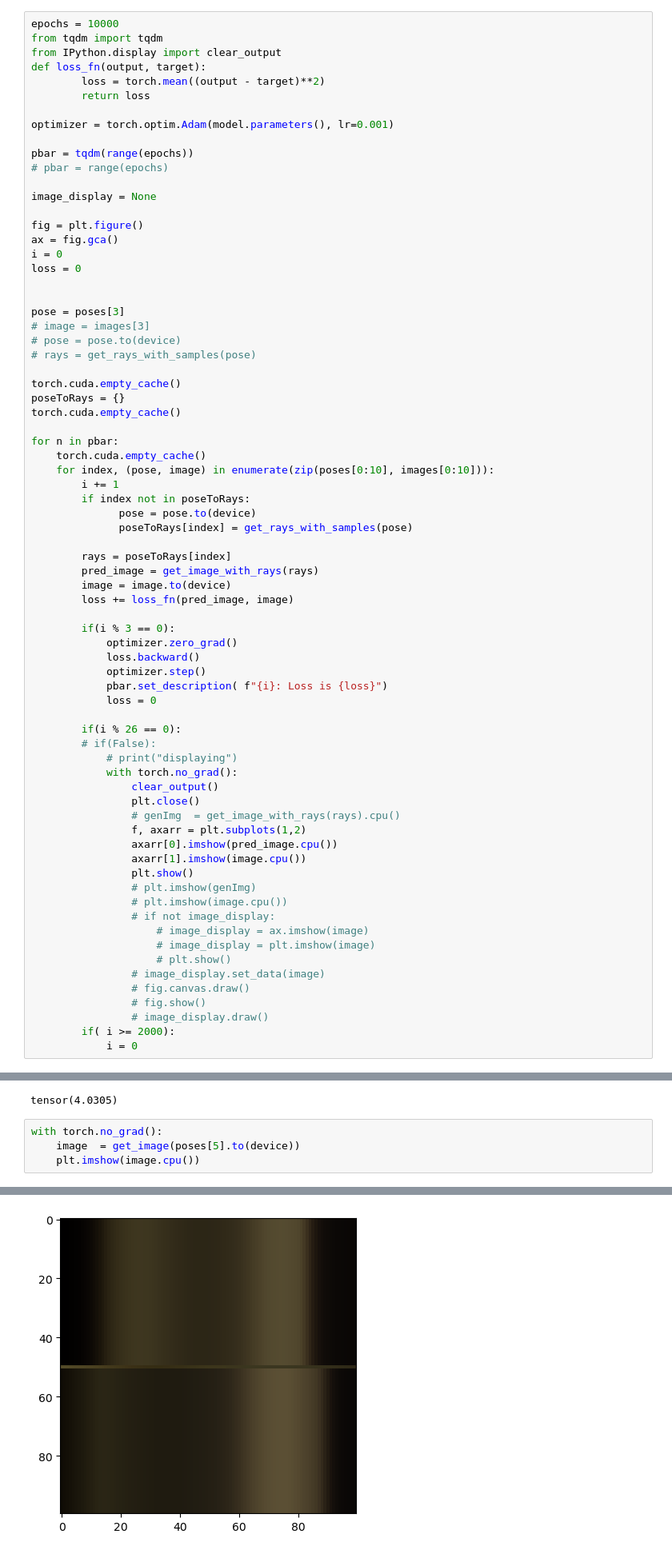
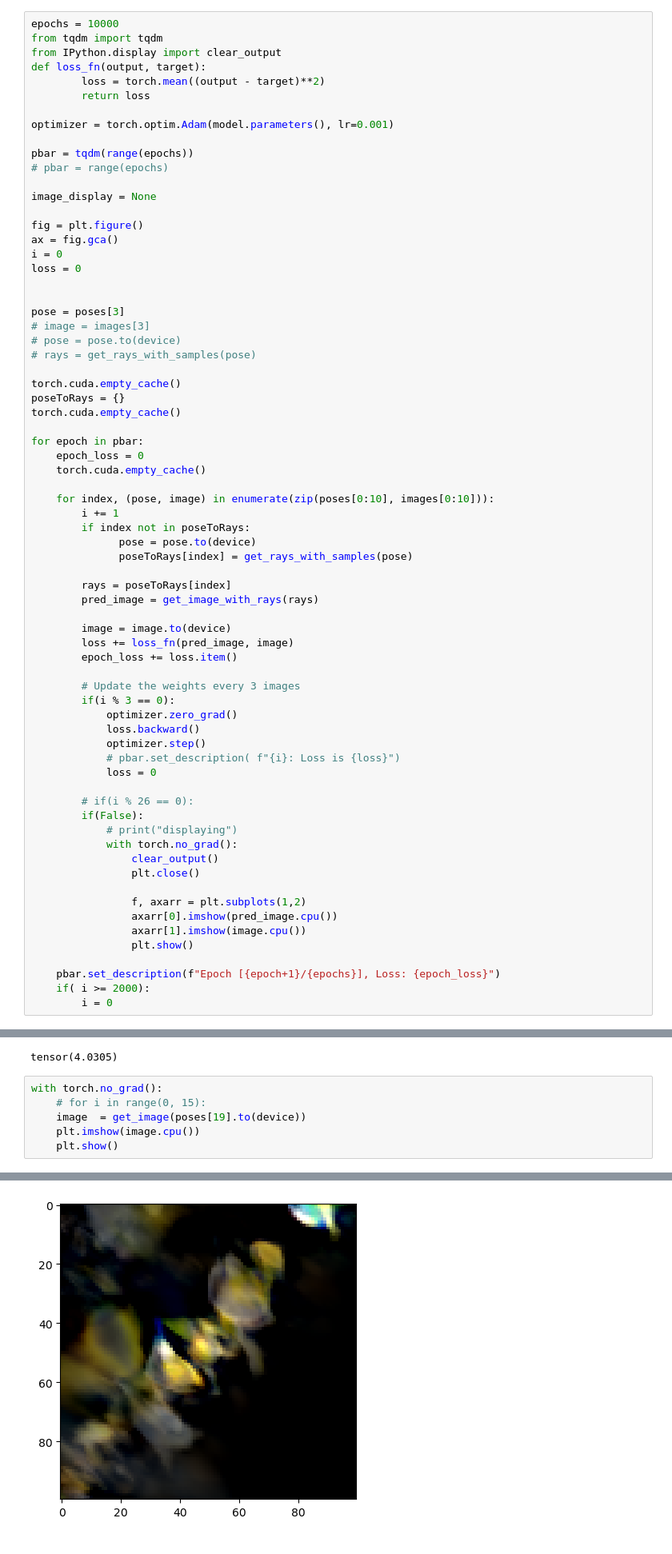
Before and after one commit to shahanneda/NeRfFromScratch, a Jupyter notebook: 3d_image.ipynb, the cells around one changed output, grey strips where cells are left out. Shown at 80% size. Cells and saved outputs as stored; diff of their text form.

```diff
--- a/3d_image.ipynb
+++ b/3d_image.ipynb
@@ -242,8 +263,10 @@ torch.cuda.empty_cache()
 poseToRays = {}
 torch.cuda.empty_cache()
 
-for n in pbar:
+for epoch in pbar:
+    epoch_loss = 0
     torch.cuda.empty_cache()
+
     for index, (pose, image) in enumerate(zip(poses[0:10], images[0:10])):
         i += 1
         if index not in poseToRays:
@@ -252,38 +275,33 @@ for n in pbar:
 
         rays = poseToRays[index]
         pred_image = get_image_with_rays(rays)
+
         image = image.to(device)
         loss += loss_fn(pred_image, image)
+        epoch_loss += loss.item()
 
+        # Update the weights every 3 images
         if(i % 3 == 0):
             optimizer.zero_grad()
             loss.backward()
             optimizer.step()
-            pbar.set_description( f"{i}: Loss is {loss}")
+            # pbar.set_description( f"{i}: Loss is {loss}")
             loss = 0
 
-        if(i % 26 == 0):
-        # if(False):
+        # if(i % 26 == 0):
+        if(False):
             # print("displaying")
             with torch.no_grad():
                 clear_output()
                 plt.close()
-                # genImg  = get_image_with_rays(rays).cpu()
+
                 f, axarr = plt.subplots(1,2)
                 axarr[0].imshow(pred_image.cpu())
                 axarr[1].imshow(image.cpu())
                 plt.show()
-                # plt.imshow(genImg)
-                # plt.imshow(image.cpu())
-                # if not image_display:
-                    # image_display = ax.imshow(image)
-                    # image_display = plt.imshow(image)
-                    # plt.show()
-                # image_display.set_data(image)
-                # fig.canvas.draw()
-                # fig.show()
-                # image_display.draw()
-        if( i >= 2000):
-            i = 0
+
+    pbar.set_description(f"Epoch [{epoch+1}/{epochs}], Loss: {epoch_loss}")
+    if( i >= 2000):
+        i = 0
 # %% [output]
 KeyboardInterrupt:
@@ -295,6 +314,8 @@ print(torch.max(poses[:, :, 3]))
 tensor(4.0305)
 # %%
 with torch.no_grad():
-	image  = get_image(poses[5].to(device))
+	# for i in range(0, 15):
+	image  = get_image(poses[19].to(device))
 	plt.imshow(image.cpu())
+	plt.show()
 # %% [output]
@@ -301 +323 @@ with torch.no_grad():
-[figure, old version]
+[figure, new version]
```
Also changed, not shown: parts of 4 cells of this notebook.
